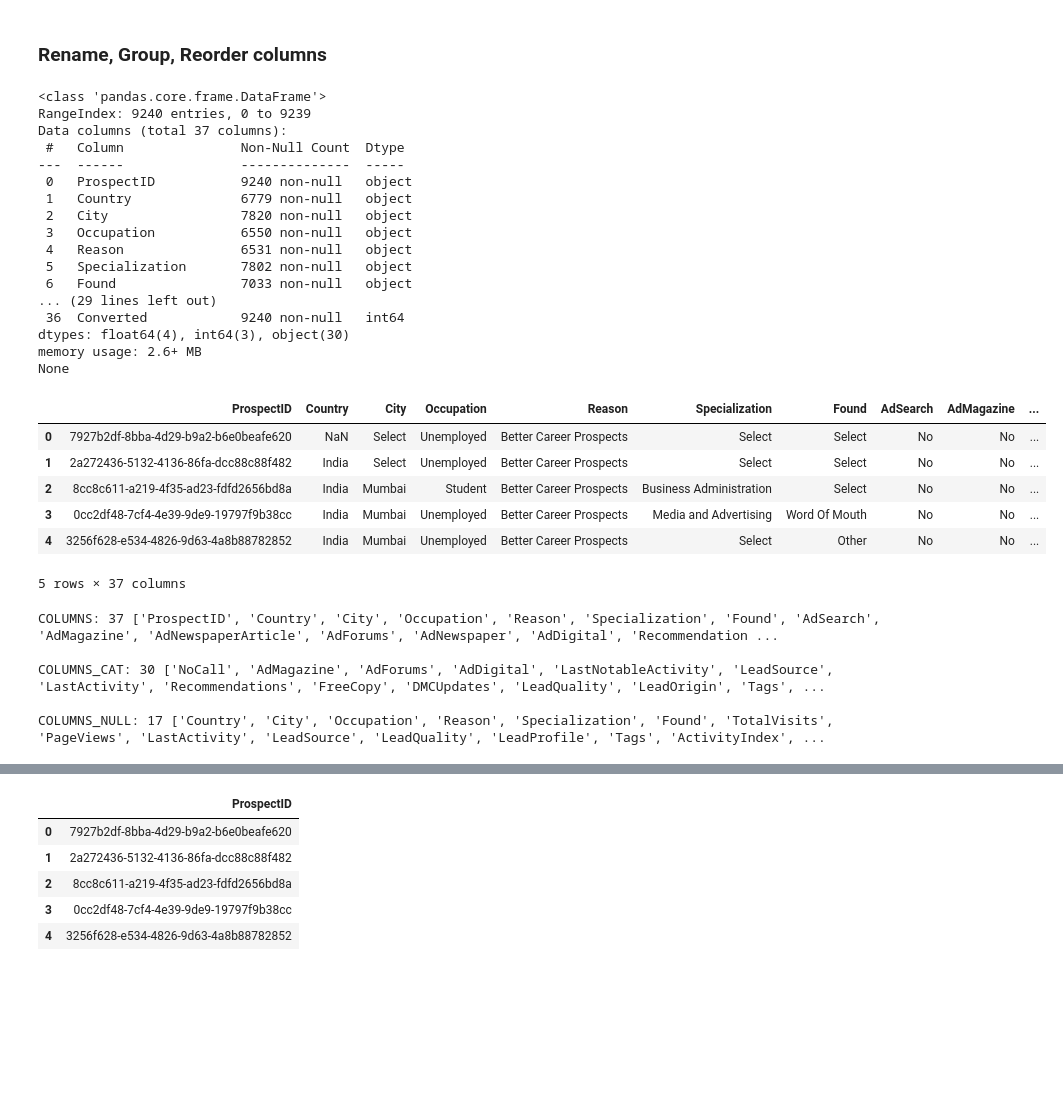
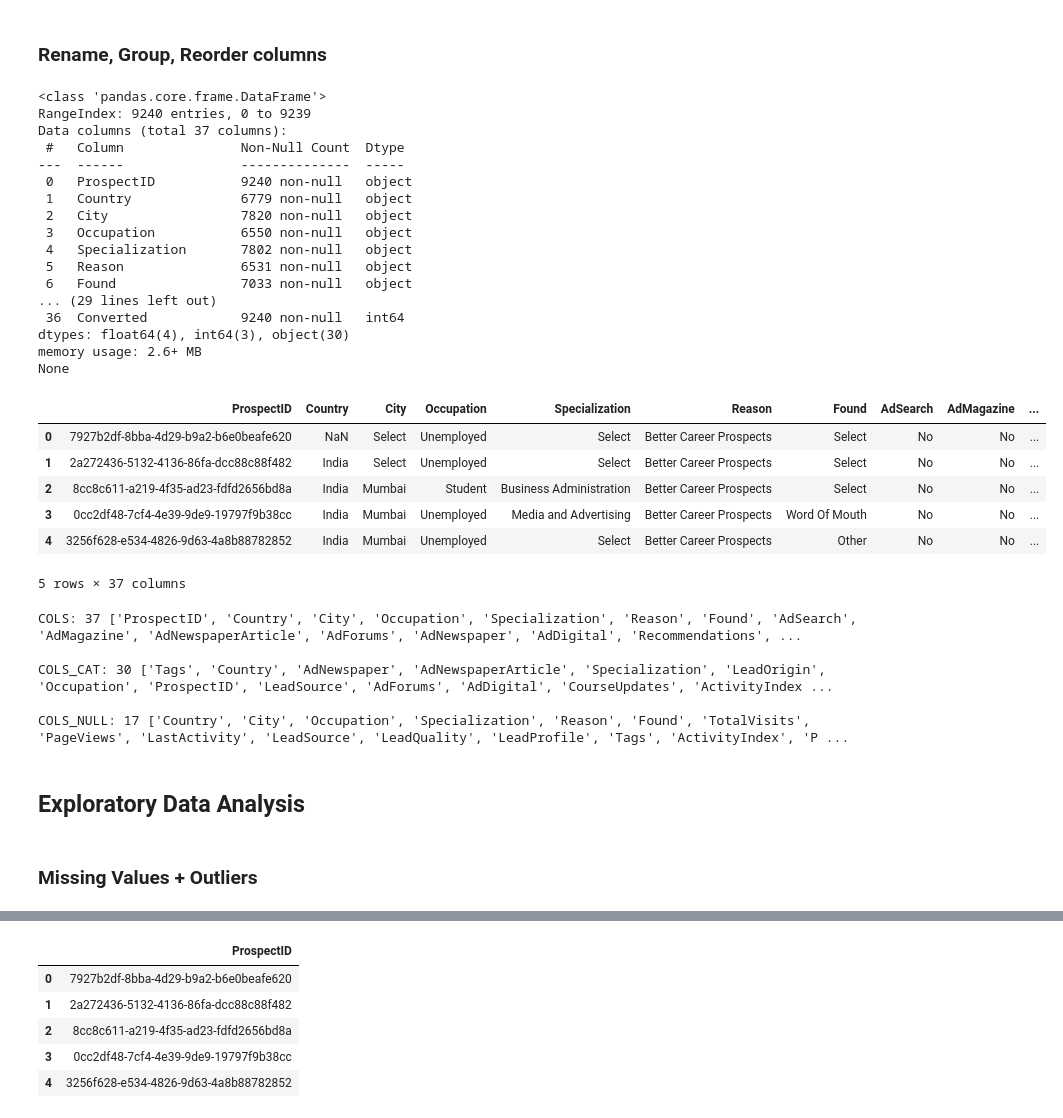
Before and after one commit to sreedevigattu/leadscoring, a Jupyter notebook: LeadScoring.ipynb, the cells around one changed output, grey strips where cells are left out. Saved outputs shown, nothing was run; the diff lists cells and outputs as text; code cells hidden in the pictures; blank space fills up the shorter version.

```diff
--- a/LeadScoring.ipynb
+++ b/LeadScoring.ipynb
@@ -64,61 +184,66 @@ df.rename(columns={'Asymmetrique Activity Index':'ActivityIndex', 'Asymmetrique
                     'Asymmetrique Profile Score':'ProfileScore'}, inplace=True)
 #df.rename(columns={}, inplace=True)
 
-# Group the columns
+# Group the columns that are similar so that these columns can be analysed together
 COLS_ID         = ['ProspectID'] # customer id
 COLS_LOC        = ['Country','City']
 
-COLS_PROF       = ['Occupation', 'Reason','Specialization']
+COLS_PROF       = ['Occupation','Specialization' , 'Reason']
 COLS_AD         = ['Found', 'AdSearch', 'AdMagazine', 'AdNewspaperArticle', 'AdForums', 'AdNewspaper', 'AdDigital', 'Recommendations']
 COLS_PREF       = ['NoEmail', 'NoCall','CourseUpdates', 'SCCUpdates', 'DMCUpdates','FreeCopy','PayAmount']
 
 COLS_ACTIVTIY   = ['TotalVisits', 'PageViews', 'TimeSpent','LastActivity', 'LastNotableActivity']
 
 COLS_LEAD       = ['LeadNumber', 'LeadOrigin', 'LeadSource','LeadQuality',  'LeadProfile', 'Tags']
 COLS_INDEXSCORE = ['ActivityIndex', 'ProfileIndex', 'ActivityScore', 'ProfileScore']
 
 COLS_TARGET     = ['Converted']
 
+# Re-order/sequence the columns based on the workflow
 df = df[COLS_ID + COLS_LOC + COLS_PROF + COLS_AD + COLS_PREF + COLS_ACTIVTIY + COLS_LEAD + COLS_INDEXSCORE + COLS_TARGET]
 
 print(df.info())
 df.head()
 # %% [output]
 <class 'pandas.core.frame.DataFrame'>
 RangeIndex: 9240 entries, 0 to 9239
 Data columns (total 37 columns):
  #   Column               Non-Null Count  Dtype
 ---  ------               --------------  -----
  0   ProspectID           9240 non-null   object
  1   Country              6779 non-null   object
  2   City                 7820 non-null   object
  3   Occupation           6550 non-null   object
- 4   Reason               6531 non-null   object
- 5   Specialization       7802 non-null   object
+ 4   Specialization       7802 non-null   object
+ 5   Reason               6531 non-null   object
  6   Found                7033 non-null   object
 ... (29 lines left out)
  36  Converted            9240 non-null   int64
 dtypes: float64(4), int64(3), object(30)
 memory usage: 2.6+ MB
 None
-|  | ProspectID | Country | City | Occupation | Reason | Specialization | Found | AdSearch | AdMagazine | ... |
-| 0 | 7927b2df-8bba-4d29-b9a2-b6e0beafe620 | NaN | Select | Unemployed | Better Career Prospects | Select | Select | No | No | ... |
-| 1 | 2a272436-5132-4136-86fa-dcc88c88f482 | India | Select | Unemployed | Better Career Prospects | Select | Select | No | No | ... |
-| 2 | 8cc8c611-a219-4f35-ad23-fdfd2656bd8a | India | Mumbai | Student | Better Career Prospects | Business Administration | Select | No | No | ... |
-| 3 | 0cc2df48-7cf4-4e39-9de9-19797f9b38cc | India | Mumbai | Unemployed | Better Career Prospects | Media and Advertising | Word Of Mouth | No | No | ... |
-| 4 | 3256f628-e534-4826-9d63-4a8b88782852 | India | Mumbai | Unemployed | Better Career Prospects | Select | Other | No | No | ... |
+|  | ProspectID | Country | City | Occupation | Specialization | Reason | Found | AdSearch | AdMagazine | ... |
+| 0 | 7927b2df-8bba-4d29-b9a2-b6e0beafe620 | NaN | Select | Unemployed | Select | Better Career Prospects | Select | No | No | ... |
+| 1 | 2a272436-5132-4136-86fa-dcc88c88f482 | India | Select | Unemployed | Select | Better Career Prospects | Select | No | No | ... |
+| 2 | 8cc8c611-a219-4f35-ad23-fdfd2656bd8a | India | Mumbai | Student | Business Administration | Better Career Prospects | Select | No | No | ... |
+| 3 | 0cc2df48-7cf4-4e39-9de9-19797f9b38cc | India | Mumbai | Unemployed | Media and Advertising | Better Career Prospects | Word Of Mouth | No | No | ... |
+| 4 | 3256f628-e534-4826-9d63-4a8b88782852 | India | Mumbai | Unemployed | Select | Better Career Prospects | Other | No | No | ... |
 5 rows × 37 columns
 # %%
-COLUMNS = df.columns.tolist(); colDetails(COLUMNS, "COLUMNS")
+COLS = df.columns.tolist(); utils.colDetails(COLS, "COLS")
 
-COLUMNS_CAT = df.select_dtypes(include=['object']).columns;
-COLUMNS_CAT = list(set(COLUMNS_CAT) - set(['Prospect ID']))
-colDetails(COLUMNS_CAT, "COLUMNS_CAT")
+COLS_CAT = df.select_dtypes(include=['object']).columns;
+COLS_CAT = list(set(COLS_CAT) - set(['Prospect ID']))
+utils.colDetails(COLS_CAT, "COLS_CAT")
 
-COLUMNS_NULL = df[df.columns[df.isnull().any()]].columns.tolist(); colDetails(COLUMNS_NULL, "COLUMNS_NULL")
+COLS_NULL = df[df.columns[df.isnull().any()]].columns.tolist(); utils.colDetails(COLS_NULL, "COLS_NULL")
 # %% [output]
-COLUMNS: 37 ['ProspectID', 'Country', 'City', 'Occupation', 'Reason', 'Specialization', 'Found', 'AdSearch', 'AdMagazine', 'AdNewspaperArticle', 'AdForums', 'AdNewspaper', 'AdDigital', 'Recommendation ...
+COLS: 37 ['ProspectID', 'Country', 'City', 'Occupation', 'Specialization', 'Reason', 'Found', 'AdSearch', 'AdMagazine', 'AdNewspaperArticle', 'AdForums', 'AdNewspaper', 'AdDigital', 'Recommendations', ...
 
-COLUMNS_CAT: 30 ['NoCall', 'AdMagazine', 'AdForums', 'AdDigital', 'LastNotableActivity', 'LeadSource', 'LastActivity', 'Recommendations', 'FreeCopy', 'DMCUpdates', 'LeadQuality', 'LeadOrigin', 'Tags', ...
+COLS_CAT: 30 ['Tags', 'Country', 'AdNewspaper', 'AdNewspaperArticle', 'Specialization', 'LeadOrigin', 'Occupation', 'ProspectID', 'LeadSource', 'AdForums', 'AdDigital', 'CourseUpdates', 'ActivityIndex ...
 
-COLUMNS_NULL: 17 ['Country', 'City', 'Occupation', 'Reason', 'Specialization', 'Found', 'TotalVisits', 'PageViews', 'LastActivity', 'LeadSource', 'LeadQuality', 'LeadProfile', 'Tags', 'ActivityIndex', ...
+COLS_NULL: 17 ['Country', 'City', 'Occupation', 'Specialization', 'Reason', 'Found', 'TotalVisits', 'PageViews', 'LastActivity', 'LeadSource', 'LeadQuality', 'LeadProfile', 'Tags', 'ActivityIndex', 'P ...
+# %% [markdown]
+## Exploratory Data Analysis
+# %% [markdown]
+### Missing Values + Outliers
```
Also changed, not shown: parts of 204 cells of this notebook.
